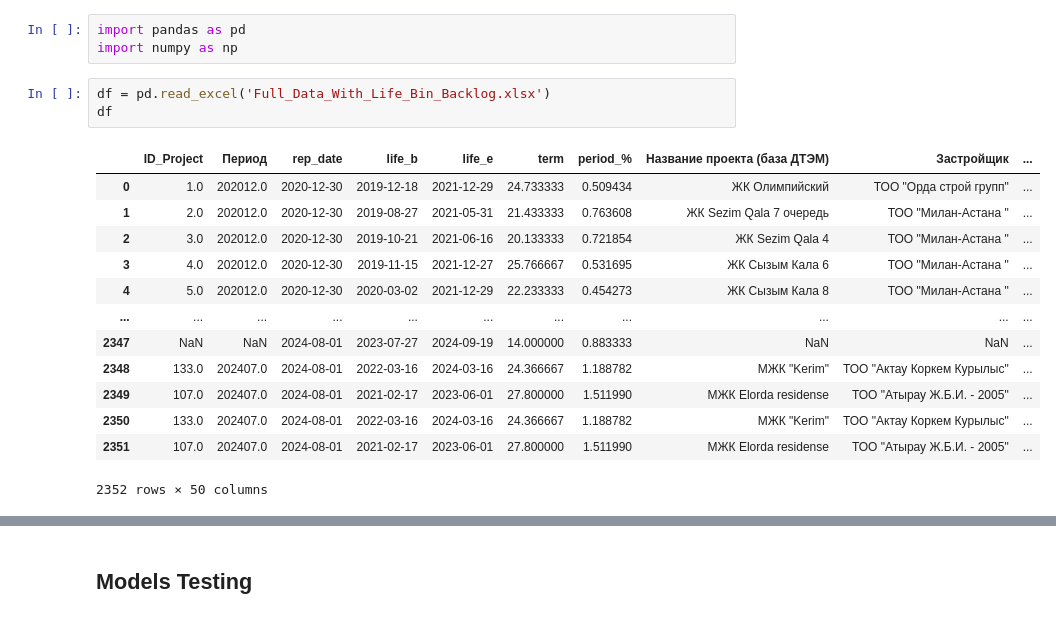
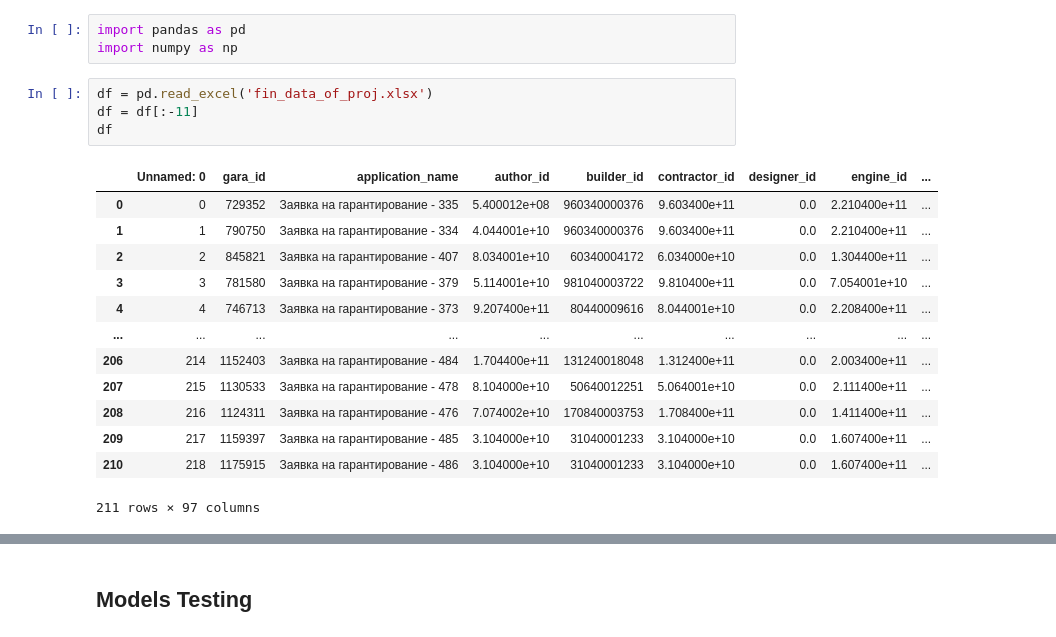
Before and after one commit to Nurserikwq/Rating-scores, a Jupyter notebook: rating_scores.ipynb, the cells around one changed output, grey strips where cells are left out. Saved outputs shown, nothing was run; the diff lists cells and outputs as text.

```diff
--- a/rating_scores.ipynb
+++ b/rating_scores.ipynb
@@ -2,19 +2,20 @@
 import pandas as pd
 import numpy as np
 # %%
-df = pd.read_excel('Full_Data_With_Life_Bin_Backlog.xlsx')
+df = pd.read_excel('fin_data_of_proj.xlsx')
+df = df[:-11]
 df
 # %% [output]
-|  | ID_Project | Период | rep_date | life_b | life_e | term | period_% | Название проекта (база ДТЭМ) | Застройщик | ... |
-| 0 | 1.0 | 202012.0 | 2020-12-30 | 2019-12-18 | 2021-12-29 | 24.733333 | 0.509434 | ЖК Олимпийский | ТОО "Орда строй групп" | ... |
-| 1 | 2.0 | 202012.0 | 2020-12-30 | 2019-08-27 | 2021-05-31 | 21.433333 | 0.763608 | ЖК Sezim Qala 7 очередь | ТОО "Милан-Астана " | ... |
-| 2 | 3.0 | 202012.0 | 2020-12-30 | 2019-10-21 | 2021-06-16 | 20.133333 | 0.721854 | ЖК Sezim Qala 4 | ТОО "Милан-Астана " | ... |
-| 3 | 4.0 | 202012.0 | 2020-12-30 | 2019-11-15 | 2021-12-27 | 25.766667 | 0.531695 | ЖК Сызым Кала 6 | ТОО "Милан-Астана " | ... |
-| 4 | 5.0 | 202012.0 | 2020-12-30 | 2020-03-02 | 2021-12-29 | 22.233333 | 0.454273 | ЖК Сызым Кала 8 | ТОО "Милан-Астана " | ... |
-| ... | ... | ... | ... | ... | ... | ... | ... | ... | ... | ... |
-| 2347 | NaN | NaN | 2024-08-01 | 2023-07-27 | 2024-09-19 | 14.000000 | 0.883333 | NaN | NaN | ... |
-| 2348 | 133.0 | 202407.0 | 2024-08-01 | 2022-03-16 | 2024-03-16 | 24.366667 | 1.188782 | МЖК "Kerim" | ТОО "Актау Коркем Курылыс" | ... |
-| 2349 | 107.0 | 202407.0 | 2024-08-01 | 2021-02-17 | 2023-06-01 | 27.800000 | 1.511990 | МЖК Elorda residensе | ТОО "Атырау Ж.Б.И. - 2005" | ... |
-| 2350 | 133.0 | 202407.0 | 2024-08-01 | 2022-03-16 | 2024-03-16 | 24.366667 | 1.188782 | МЖК "Kerim" | ТОО "Актау Коркем Курылыс" | ... |
-| 2351 | 107.0 | 202407.0 | 2024-08-01 | 2021-02-17 | 2023-06-01 | 27.800000 | 1.511990 | МЖК Elorda residensе | ТОО "Атырау Ж.Б.И. - 2005" | ... |
+|  | Unnamed: 0 | gara_id | application_name | author_id | builder_id | contractor_id | designer_id | engine_id | ... |
+| 0 | 0 | 729352 | Заявка на гарантирование - 335 | 5.400012e+08 | 960340000376 | 9.603400e+11 | 0.0 | 2.210400e+11 | ... |
+| 1 | 1 | 790750 | Заявка на гарантирование - 334 | 4.044001e+10 | 960340000376 | 9.603400e+11 | 0.0 | 2.210400e+11 | ... |
+| 2 | 2 | 845821 | Заявка на гарантирование - 407 | 8.034001e+10 | 60340004172 | 6.034000e+10 | 0.0 | 1.304400e+11 | ... |
+| 3 | 3 | 781580 | Заявка на гарантирование - 379 | 5.114001e+10 | 981040003722 | 9.810400e+11 | 0.0 | 7.054001e+10 | ... |
+| 4 | 4 | 746713 | Заявка на гарантирование - 373 | 9.207400e+11 | 80440009616 | 8.044001e+10 | 0.0 | 2.208400e+11 | ... |
+| ... | ... | ... | ... | ... | ... | ... | ... | ... | ... |
+| 206 | 214 | 1152403 | Заявка на гарантирование - 484 | 1.704400e+11 | 131240018048 | 1.312400e+11 | 0.0 | 2.003400e+11 | ... |
+| 207 | 215 | 1130533 | Заявка на гарантирование - 478 | 8.104000e+10 | 50640012251 | 5.064001e+10 | 0.0 | 2.111400e+11 | ... |
+| 208 | 216 | 1124311 | Заявка на гарантирование - 476 | 7.074002e+10 | 170840003753 | 1.708400e+11 | 0.0 | 1.411400e+11 | ... |
+| 209 | 217 | 1159397 | Заявка на гарантирование - 485 | 3.104000e+10 | 31040001233 | 3.104000e+10 | 0.0 | 1.607400e+11 | ... |
+| 210 | 218 | 1175915 | Заявка на гарантирование - 486 | 3.104000e+10 | 31040001233 | 3.104000e+10 | 0.0 | 1.607400e+11 | ... |
-2352 rows × 50 columns
+211 rows × 97 columns
```
Also changed, not shown: parts of 8 cells of this notebook, 2 other files.
